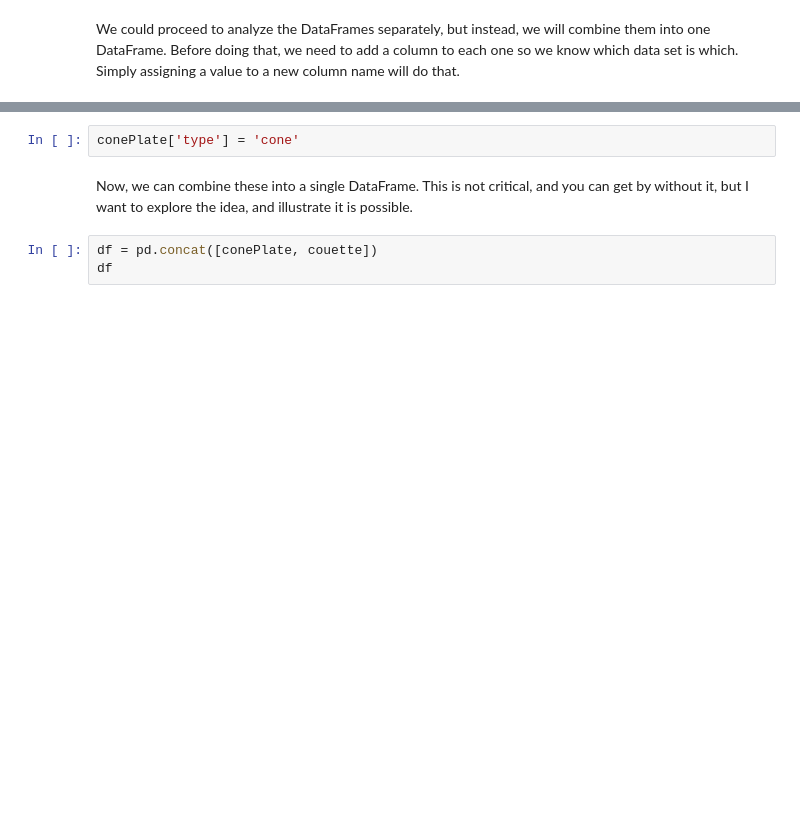
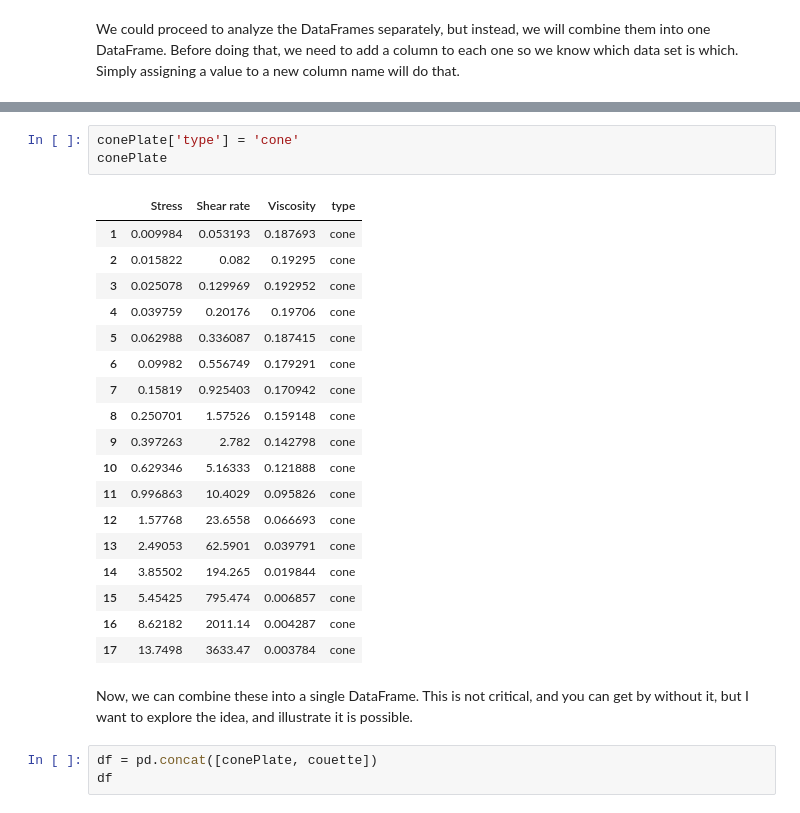
Before and after one commit to Steel-Bank-codespaces/s23-06681, a Jupyter notebook: lectures/03-intermediate-pandas/intermediate-pandas.ipynb, the cells around one changed output, grey strips where cells are left out. Cells and saved outputs as stored; diff of their text form; blank space fills up the shorter version.

```diff
--- a/lectures/03-intermediate-pandas/intermediate-pandas.ipynb
+++ b/lectures/03-intermediate-pandas/intermediate-pandas.ipynb
@@ -112,5 +423,25 @@ couette
 # %%
 conePlate['type'] = 'cone'
+conePlate
+# %% [output]
+|  | Stress | Shear rate | Viscosity | type |
+| 1 | 0.009984 | 0.053193 | 0.187693 | cone |
+| 2 | 0.015822 | 0.082 | 0.19295 | cone |
+| 3 | 0.025078 | 0.129969 | 0.192952 | cone |
+| 4 | 0.039759 | 0.20176 | 0.19706 | cone |
+| 5 | 0.062988 | 0.336087 | 0.187415 | cone |
+| 6 | 0.09982 | 0.556749 | 0.179291 | cone |
+| 7 | 0.15819 | 0.925403 | 0.170942 | cone |
+| 8 | 0.250701 | 1.57526 | 0.159148 | cone |
+| 9 | 0.397263 | 2.782 | 0.142798 | cone |
+| 10 | 0.629346 | 5.16333 | 0.121888 | cone |
+| 11 | 0.996863 | 10.4029 | 0.095826 | cone |
+| 12 | 1.57768 | 23.6558 | 0.066693 | cone |
+| 13 | 2.49053 | 62.5901 | 0.039791 | cone |
+| 14 | 3.85502 | 194.265 | 0.019844 | cone |
+| 15 | 5.45425 | 795.474 | 0.006857 | cone |
+| 16 | 8.62182 | 2011.14 | 0.004287 | cone |
+| 17 | 13.7498 | 3633.47 | 0.003784 | cone |
 # %% [markdown]
 Now, we can combine these into a single DataFrame. This is not critical, and you can get by without it, but I want to explore the idea, and illustrate it is possible.
 # %%
```
Also changed, not shown: parts of 36 cells of this notebook.
